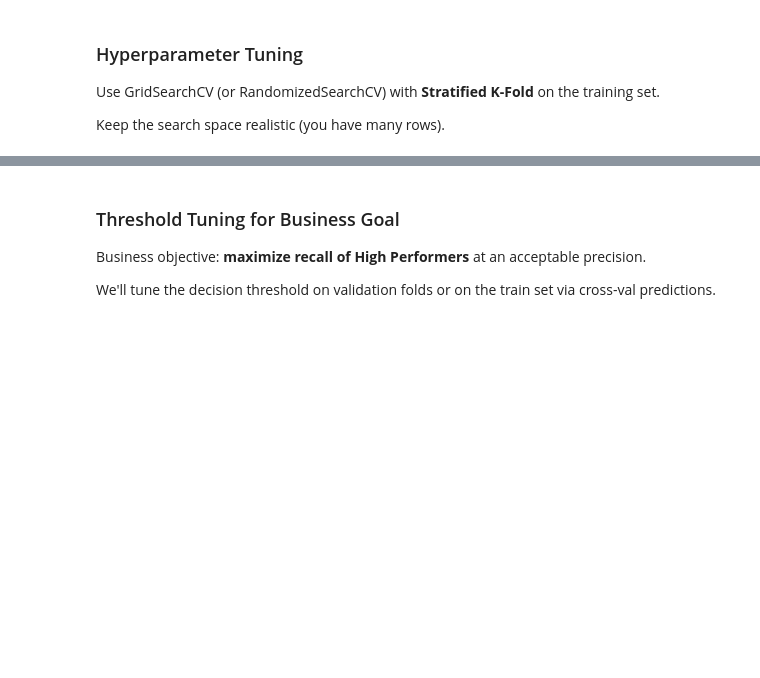
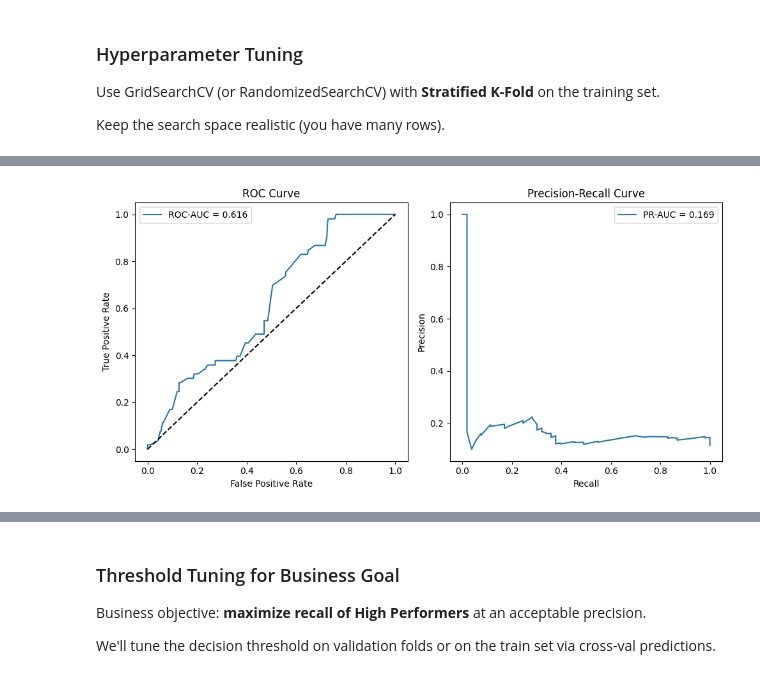
Before and after one commit to Tuminha/Periospot-ML-Social-Media-Performance-Predictor, a Jupyter notebook: notebooks/01_post_performance_binary.ipynb, the cells around one changed output, grey strips where cells are left out. Drawn from its saved outputs; the diff is of its cells as text; code cells hidden in the pictures; blank space fills up the shorter version.

```diff
--- a/notebooks/01_post_performance_binary.ipynb
+++ b/notebooks/01_post_performance_binary.ipynb
@@ -973,7 +973,7 @@ def safe_dummy_columns(prefixes):
     return [c for c in all_columns for p in prefixes if c.startswith(p)]
 
 dummy_category_prefixes = [
-    'Network_', 'Post Type_', 'Content Type_', 'Profile_'
+    'Post Type_', 'Content Type_'
 ]
 
 safe_feature_set = (preposting_base
@@ -1147,0 +1220,32 @@ Keep the search space realistic (you have many rows).
+# %%
+from sklearn.metrics import roc_curve, precision_recall_curve, auc
+import matplotlib.pyplot as plt
+
+# ROC Curve
+fpr, tpr, _ = roc_curve(y_val, y_val_proba)
+roc_auc = auc(fpr, tpr)
+
+plt.figure(figsize=(10, 5))
+plt.subplot(1, 2, 1)
+plt.plot(fpr, tpr, label=f'ROC-AUC = {roc_auc:.3f}')
+plt.plot([0, 1], [0, 1], 'k--')
+plt.xlabel('False Positive Rate')
+plt.ylabel('True Positive Rate')
+plt.title('ROC Curve')
+plt.legend()
+
+# PR Curve
+precision, recall, _ = precision_recall_curve(y_val, y_val_proba)
+pr_auc = auc(recall, precision)
+
+plt.subplot(1, 2, 2)
+plt.plot(recall, precision, label=f'PR-AUC = {pr_auc:.3f}')
+plt.xlabel('Recall')
+plt.ylabel('Precision')
+plt.title('Precision-Recall Curve')
+plt.legend()
+plt.tight_layout()
+plt.savefig('../images/model_curves.png', dpi=150, bbox_inches='tight')
+plt.show()
+# %% [output]
+[figure, added]
```
Also changed, not shown: parts of 10 cells of this notebook, 3 other files.
